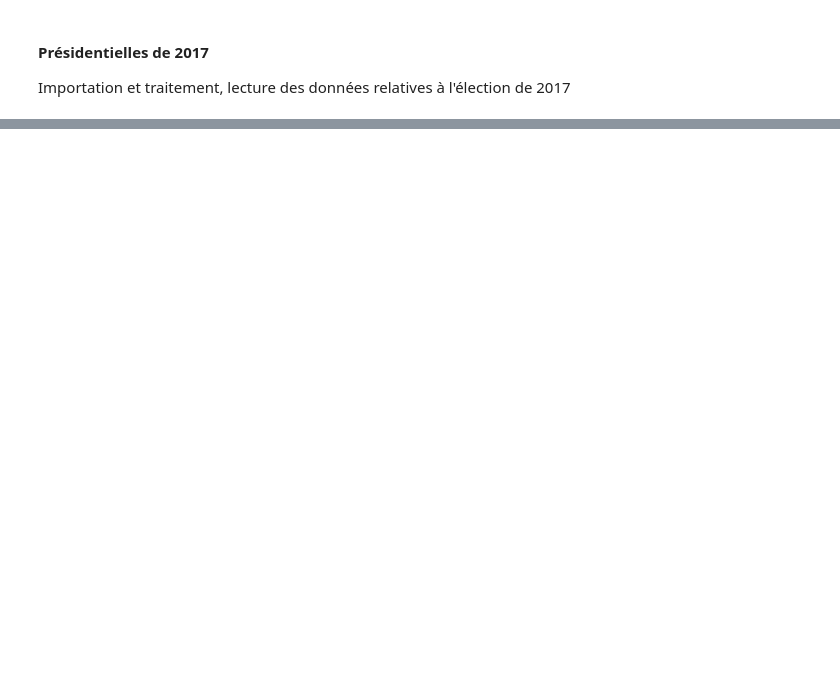
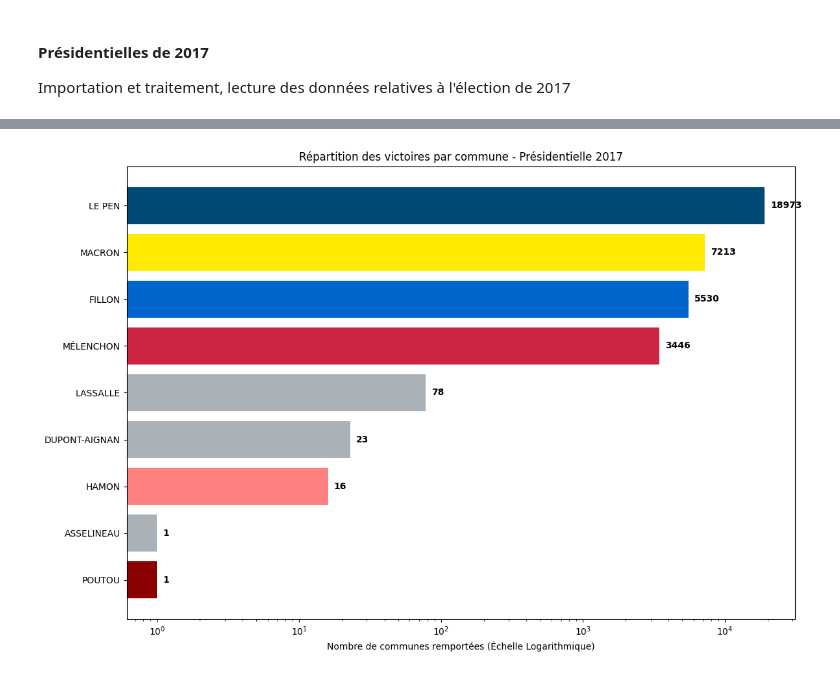
Before and after one commit to romainratajczyk/ENSAE-S1-Python-Project, a Jupyter notebook: Data formatting.ipynb, the cells around one changed output, grey strips where cells are left out. Saved outputs shown, nothing was run; the diff lists cells and outputs as text; code cells hidden in the pictures; blank space fills up the shorter version.

Commit message:
Traitement de la base présidentielle 2017

```diff
--- a/Data formatting.ipynb
+++ b/Data formatting.ipynb
@@ -658,0 +795,19 @@ Importation et traitement, lecture des données relatives à l'élection de 2017
+# %%
+# Affichage des noms uniques pour vérification
+print("Candidats identifiés en 2017 :", df_vainqueurs_2017['Nom'].unique())
+
+# Calcul du nombre de communes gagnées par candidat
+victoires_2017 = df_vainqueurs_2017['Nom'].value_counts()
+
+# Création du tableau de bord propre
+tableau_res_2017 = pd.DataFrame({
+    'Candidat': victoires_2017.index,
+    'Nombre de Communes': victoires_2017.values,
+    'Pourcentage (%)': (victoires_2017.values / len(df_vainqueurs_2017) * 100).round(2)
+})
+
+# Ajout de la nuance via le dictionnaire Parti_politique_2017 défini plus haut
+tableau_res_2017['Nuance'] = tableau_res_2017['Candidat'].map(Parti_politique_2017)
+
+print(f"Total des communes traitées (2017) : {len(df_vainqueurs_2017)}")
+display(tableau_res_2017)
@@ -658,0 +828,46 @@ Importation et traitement, lecture des données relatives à l'élection de 2017
+# %%
+candidats_17 = tableau_res_2017['Candidat'].tolist()
+valeurs_17 = tableau_res_2017['Nombre de Communes'].tolist()
+nuances_17 = tableau_res_2017['Nuance'].tolist()
+
+# Dictionnaire de couleurs harmonisé avec tes nuances
+couleurs_nuances = {
+    'LFN': '#004a77',   # Bleu Marine
+    'LREM': '#ffeb00',  # Jaune
+    'LUG': '#cc2443',   # Rouge
+    'LLR': '#0066cc',   # Bleu LR (Fillon)
+    'LSOC': '#ff8080',  # Rose (Hamon)
+    'LDVD': '#aab1b7',  # Gris (Lassalle / Dupont-Aignan)
+    'LEXG': '#8b0000',  # Rouge sombre
+    'LCOM': '#dd0000'   # Rouge vif
+}
+
+# Attribution des couleurs selon la nuance de chaque candidat
+liste_couleurs = [couleurs_nuances.get(n, '#333333') for n in nuances_17]
+
+fig, ax = plt.subplots(figsize=(12, 8))
+
+# Création des barres horizontales
+y_pos = np.arange(len(candidats_17))
+ax.barh(y_pos, valeurs_17, color=liste_couleurs, align='center')
+
+# --- Échelle Logarithmique ---
+# Indispensable pour voir les candidats à faible score (Arthaud/Cheminade) à côté des gros
+ax.set_xscale('log')
+
+# Configuration des axes
+ax.set_yticks(y_pos)
+ax.set_yticklabels(candidats_17)
+ax.invert_yaxis() # Le vainqueur (Le Pen ou Macron selon 2017) en haut
+
+ax.set_xlabel('Nombre de communes remportées (Échelle Logarithmique)')
+ax.set_title('Répartition des victoires par commune - Présidentielle 2017')
+
+# Ajout des valeurs exactes après chaque barre
+for i, v in enumerate(valeurs_17):
+    ax.text(v * 1.1, i, str(v), color='black', va='center', fontweight='bold')
+
+plt.tight_layout()
+plt.show()
+# %% [output]
+[figure, added]
```
Also changed, not shown: parts of 15 cells of this notebook.
